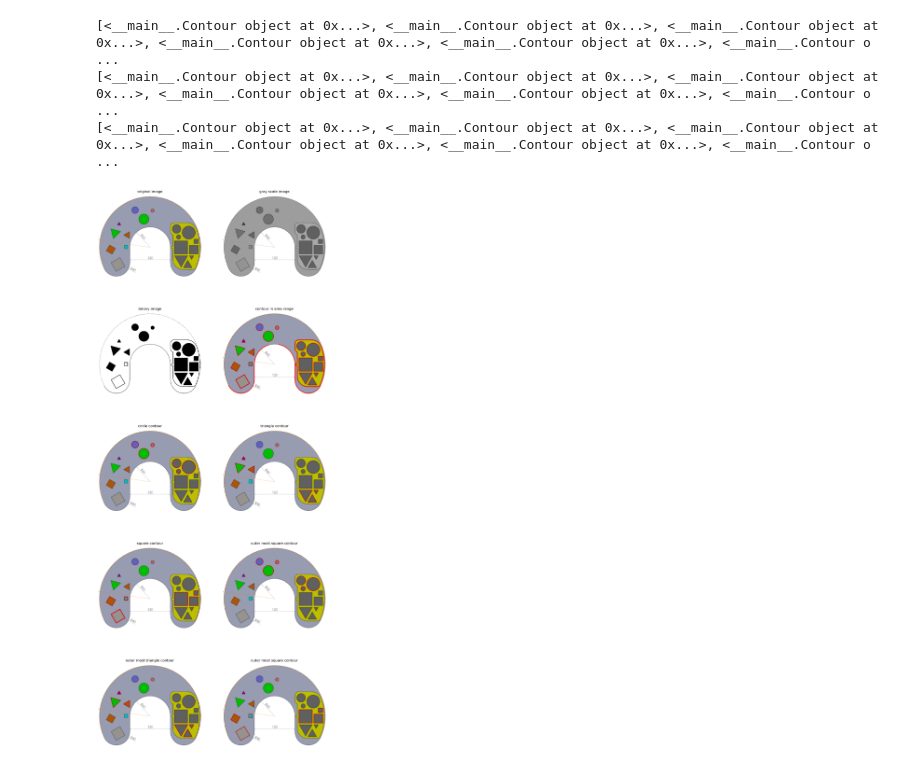
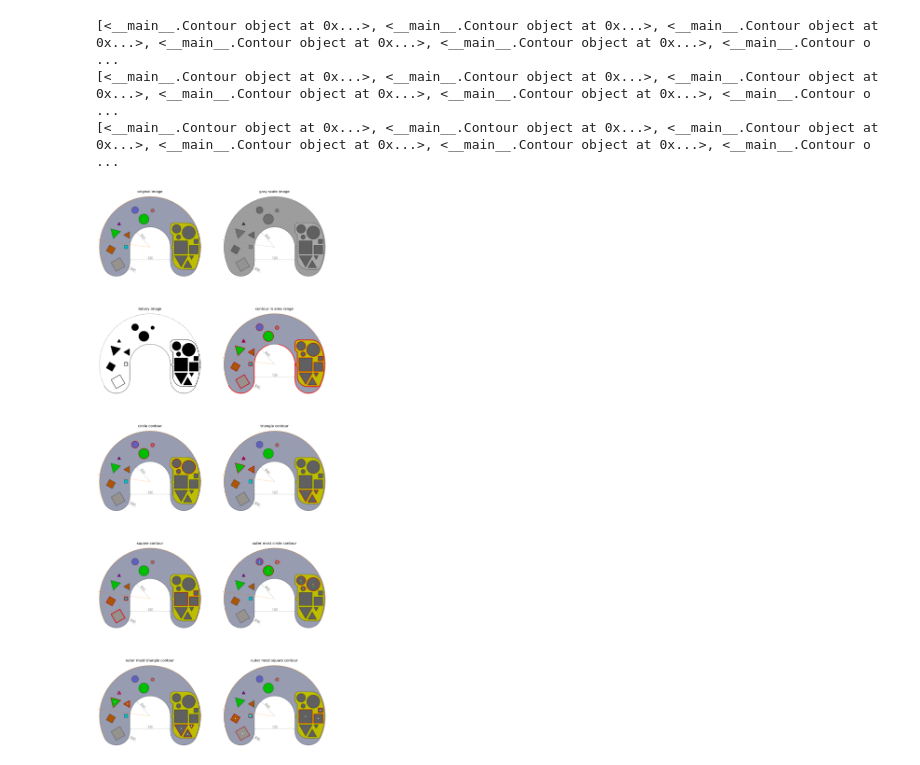
Before and after one commit to happymix555/module89_chat, a Jupyter notebook: module89_chat.ipynb, the cells around one changed output. Saved outputs shown, nothing was run; the diff lists cells and outputs as text; code cells hidden in the pictures.

Commit message:
working on method to calculate coordinate frame of triangle and square shape contour

```diff
--- a/module89_chat.ipynb
+++ b/module89_chat.ipynb
@@ -424,9 +541,6 @@ contourStorageObj = ContourStorage( contourList )
 # filter contour only in area range
 contourObjInAreaRangeList = contourStorageObj.filterContoursOnlyInAreaRange( 1000, 300000 )
 
-# # filter contour by area
-# contourInAreaRangeList = filterContoursOnlyInAreaRange( contourList, 1000, 300000 )
-
 # copy original image to draw contour in area range
 originalImageForDrawContourInAreaRange = originalImage.copy()
 
@@ -447,33 +561,6 @@ originalImageForDrawTriangleContour = originalImage.copy()
 
 # copy original image to draw square contour
 originalImageForDrawSquareContour = originalImage.copy()
-
-# # loop through contour in area range
-# for contour in contourInAreaRangeList:
-
-# 	# this is circle contour
-# 	if isCircleContour( contour, 4, 6 ):
-
-# 		# draw contour in image for circle contour
-# 		cv2.drawContours( originalImageForDrawCircleContour, [ contour ], 0, (0, 0, 255), 3 )
-# 		continue
-
-# 	# this is triangle contour
-# 	elif isTriangleContour( contour, 5 ):
-
-# 		# draw contour in image for triangle contour
-# 		cv2.drawContours( originalImageForDrawTriangleContour, [ contour ], 0, (0, 0, 255), 3 )
-# 		continue
-
-# 	# this is square contour
-# 	elif isSquareContour( contour, 4, 5 ):
-
-# 		# store this contour
-# 		squareContourList.append( contour )
-
-# 		# draw contour in image for square contour
-# 		cv2.drawContours( originalImageForDrawSquareContour, [ contour ], 0, (0, 0, 255), 3 )
-# 		continue
 
 # classify contour object by its shape
 contourStorageObj.classifyContourObjByShape()
@@ -509,9 +596,6 @@ for squareContourObj in contourStorageObj.squareContourObjList:
 # add original image with square contour
 imagePlotter.addImageToPlot( originalImageForDrawSquareContour, 'square contour' )
 
-# # outer most square contour storage
-# outerMostSquareContourList = []
-
 # copy original image to draw outer most circle contour
 originalImageForDrawOuterMostCircleContour = originalImage.copy()
 
@@ -521,20 +605,6 @@ originalImageForDrawOuterMostTriangleContour = originalImage.copy()
 # copy original image to draw outer most square contour
 originalImageForDrawOuterMostSquareContour = originalImage.copy()
 
-# # loop each square contour
-# for squareContour in squareContourList:
-
-# 	# print( f'squareContour {squareContour}' )
-
-# 	# this is the outer most contour
-# 	if isOuterMostContour( squareContour, squareContourList ):
-
-# 		# store it
-# 		outerMostSquareContourList.append( squareContour )
-
-# 		# draw contour in image for outer most square contour
-# 		cv2.drawContours( originalImageForDrawOuterMostSquareContour, [ squareContour ], 0, (0, 0, 255), 3 )
-
 # filter only outer most circle contour object
 contourStorageObj.outerMostCircleContourObjList = contourStorageObj.filterOnlyOuterMostContourObj( contourStorageObj.circleContourObjList, 4 )
 
@@ -542,42 +612,57 @@ contourStorageObj.outerMostCircleContourObjList = contourStorageObj.filterOnlyOu
 for circleContourObj in contourStorageObj.outerMostCircleContourObjList:
 
 	# draw contour
-	cv2.drawContours( originalImageForDrawOuterMostCircleContour, [ circleContourObj.contour ], 0, (0, 0, 255), 3 )
+	cv2.drawContours( originalImageForDrawOuterMostCircleContour, [ circleContourObj.contour ], 0, ( 0, 0, 255 ), 3 )
+
+	# draw center point of contour
+	cv2.circle( originalImageForDrawOuterMostCircleContour, circleContourObj.centerPointTuple, 7, ( 255, 255, 255 ), -1)
+
+	# draw x-axis line of coordinate frame
+	cv2.line( originalImageForDrawOuterMostCircleContour, circleContourObj.centerPointTuple, circleContourObj.xAxisEndPointTuple, ( 0, 0, 255 ), 3)
+
+	# draw y-axis line of coordinate frame
+	cv2.line( originalImageForDrawOuterMostCircleContour, circleContourObj.centerPointTuple, circleContourObj.yAxisEndPointTuple, ( 0, 255, 0 ), 3)
 
 # add original image with outer most circle contour to figure
 imagePlotter.addImageToPlot( originalImageForDrawOuterMostCircleContour, 'outer most circle contour' )
 
 # filter only outer most triangle contour object
 contourStorageObj.outerMostTriangleContourObjList = contourStorageObj.filterOnlyOuterMostContourObj( contourStorageObj.triangleContourObjList, 5 )
 
 # loop through each outer most triangle contour object
 for triangleContourObj in contourStorageObj.outerMostTriangleContourObjList:
 
 	# draw contour
-	cv2.drawContours( originalImageForDrawOuterMostTriangleContour, [ triangleContourObj.contour ], 0, (0, 0, 255), 3 )
+	cv2.drawContours( originalImageForDrawOuterMostTriangleContour, [ triangleContourObj.contour ], 0, ( 0, 0, 255 ), 3 )
+
+	# draw center point of contour
+	cv2.circle( originalImageForDrawOuterMostTriangleContour, triangleContourObj.centerPointTuple, 7, ( 255, 255, 255 ), -1)
 
 # add original image with outer most triangle contour to figure
 imagePlotter.addImageToPlot( originalImageForDrawOuterMostTriangleContour, 'outer most triangle contour' )
 
 # filter only outer most square contour object
 contourStorageObj.outerMostSquareContourObjList = contourStorageObj.filterOnlyOuterMostContourObj( contourStorageObj.squareContourObjList, 4 )
 
 # loop through each outer most square contour object
 for squareContourObj in contourStorageObj.outerMostSquareContourObjList:
 
 	# draw contour
-	cv2.drawContours( originalImageForDrawOuterMostSquareContour, [ squareContourObj.contour ], 0, (0, 0, 255), 3 )
+	cv2.drawContours( originalImageForDrawOuterMostSquareContour, [ squareContourObj.contour ], 0, ( 0, 0, 255 ), 3 )
+
+	# draw center point of contour
+	cv2.circle( originalImageForDrawOuterMostSquareContour, squareContourObj.centerPointTuple, 7, ( 255, 255, 255 ), -1)
 
 # add original image with outer most square contour to figure
 imagePlotter.addImageToPlot( originalImageForDrawOuterMostSquareContour, 'outer most square contour' )
 
 # show figure
 imagePlotter.plotAndShowAllImage()
 # %% [output]
 [<__main__.Contour object at 0x...>, <__main__.Contour object at 0x...>, <__main__.Contour object at 0x...>, <__main__.Contour object at 0x...>, <__main__.Contour object at 0x...>, <__main__.Contour o ...
 [<__main__.Contour object at 0x...>, <__main__.Contour object at 0x...>, <__main__.Contour object at 0x...>, <__main__.Contour object at 0x...>, <__main__.Contour object at 0x...>, <__main__.Contour o ...
 [<__main__.Contour object at 0x...>, <__main__.Contour object at 0x...>, <__main__.Contour object at 0x...>, <__main__.Contour object at 0x...>, <__main__.Contour object at 0x...>, <__main__.Contour o ...
-[figure, old version]
+[figure, new version]
 # %%
 # def filterContoursOnlyInAreaRange( contourList, minArea=0, maxArea=0 ):
 # 	''' - get only contour in area range
```
Also changed, not shown: parts of 2 cells of this notebook.
